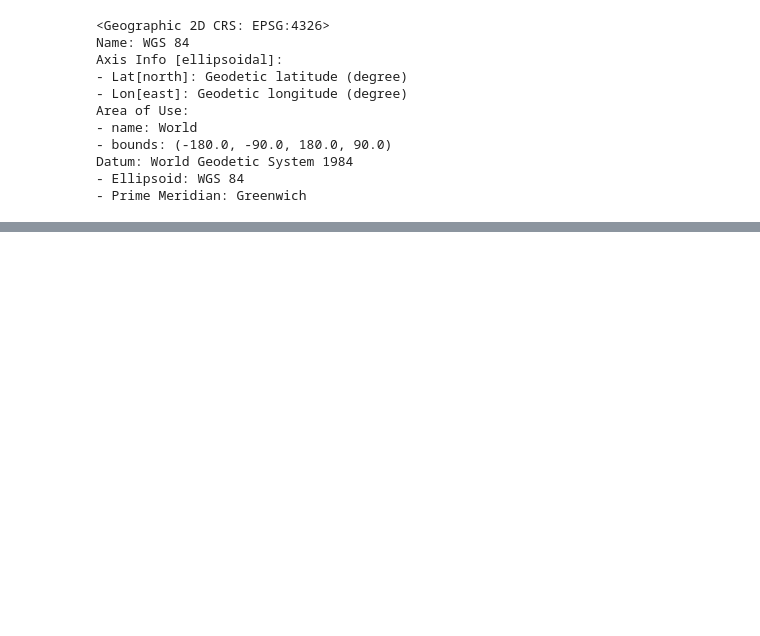
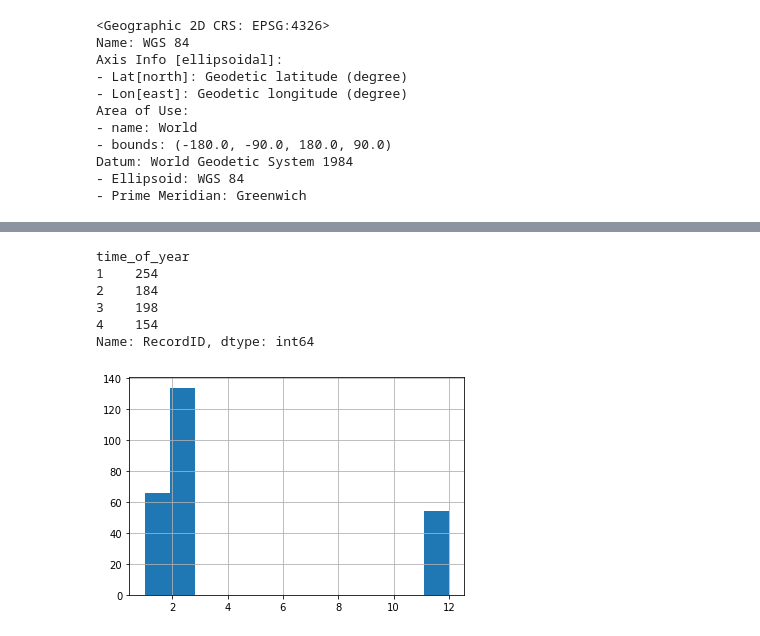
Before and after one commit to jrioross/big_g_express, a Jupyter notebook: notebooks/geospatial_explore.ipynb, the cells around one changed output, grey strips where cells are left out. Saved outputs shown, nothing was run; the diff lists cells and outputs as text; code cells hidden in the pictures; blank space fills up the shorter version.

```diff
--- a/notebooks/geospatial_explore.ipynb
+++ b/notebooks/geospatial_explore.ipynb
@@ -90,0 +160,13 @@ map_derates
+# %%
+both_geo_derates.groupby('time_of_year').count()['RecordID']
+# %% [output]
+time_of_year
+1    254
+2    184
+3    198
+4    154
+Name: RecordID, dtype: int64
+# %%
+both_geo_derates[both_geo_derates['time_of_year'] == 1]['LocationTimeStamp'].dt.month.hist(bins = 12);
+# %% [output]
+[figure, added]
```
Also changed, not shown: parts of 10 cells of this notebook.
